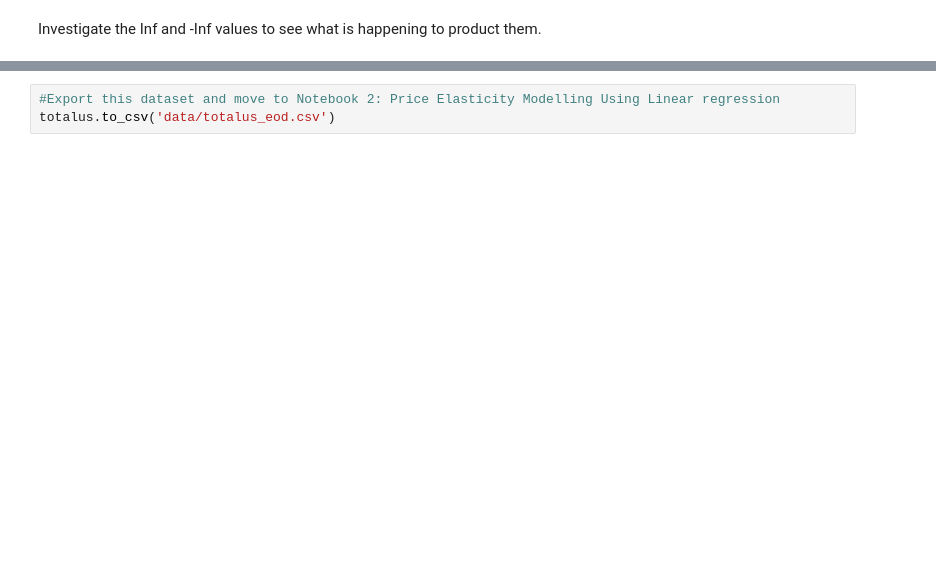
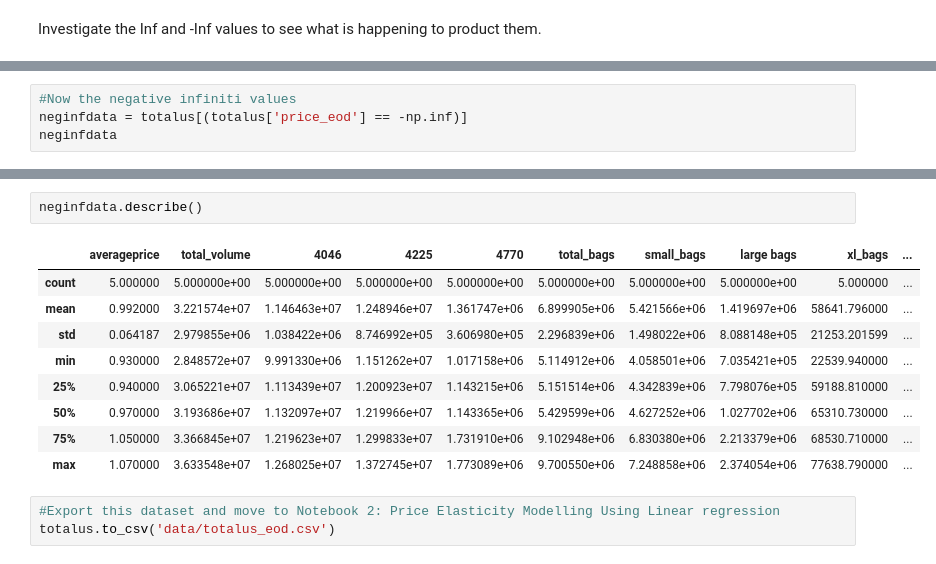
Before and after one commit to melissammcmillan/price_elasticity_of_avocados, a Jupyter notebook: 1_Avocado_EDA.ipynb, the cells around one changed output, grey strips where cells are left out. Cells and saved outputs as stored; diff of their text form; blank space fills up the shorter version.

```diff
--- a/1_Avocado_EDA.ipynb
+++ b/1_Avocado_EDA.ipynb
@@ -323,0 +344,4 @@ filtered.head()
+# %%
+#Now the negative infiniti values
+neginfdata = totalus[(totalus['price_eod'] == -np.inf)]
+neginfdata
@@ -324,3 +356,15 @@ filtered.head()
+# %%
+neginfdata.describe()
+# %% [output]
+|  | averageprice | total_volume | 4046 | 4225 | 4770 | total_bags | small_bags | large bags | xl_bags | ... |
+| count | 5.000000 | 5.000000e+00 | 5.000000e+00 | 5.000000e+00 | 5.000000e+00 | 5.000000e+00 | 5.000000e+00 | 5.000000e+00 | 5.000000 | ... |
+| mean | 0.992000 | 3.221574e+07 | 1.146463e+07 | 1.248946e+07 | 1.361747e+06 | 6.899905e+06 | 5.421566e+06 | 1.419697e+06 | 58641.796000 | ... |
+| std | 0.064187 | 2.979855e+06 | 1.038422e+06 | 8.746992e+05 | 3.606980e+05 | 2.296839e+06 | 1.498022e+06 | 8.088148e+05 | 21253.201599 | ... |
+| min | 0.930000 | 2.848572e+07 | 9.991330e+06 | 1.151262e+07 | 1.017158e+06 | 5.114912e+06 | 4.058501e+06 | 7.035421e+05 | 22539.940000 | ... |
+| 25% | 0.940000 | 3.065221e+07 | 1.113439e+07 | 1.200923e+07 | 1.143215e+06 | 5.151514e+06 | 4.342839e+06 | 7.798076e+05 | 59188.810000 | ... |
+| 50% | 0.970000 | 3.193686e+07 | 1.132097e+07 | 1.219966e+07 | 1.143365e+06 | 5.429599e+06 | 4.627252e+06 | 1.027702e+06 | 65310.730000 | ... |
+| 75% | 1.050000 | 3.366845e+07 | 1.219623e+07 | 1.299833e+07 | 1.731910e+06 | 9.102948e+06 | 6.830380e+06 | 2.213379e+06 | 68530.710000 | ... |
+| max | 1.070000 | 3.633548e+07 | 1.268025e+07 | 1.372745e+07 | 1.773089e+06 | 9.700550e+06 | 7.248858e+06 | 2.374054e+06 | 77638.790000 | ... |
 # %%
 #Export this dataset and move to Notebook 2: Price Elasticity Modelling Using Linear regression
 totalus.to_csv('data/totalus_eod.csv')
```
Also changed, not shown: parts of 4 cells of this notebook.
